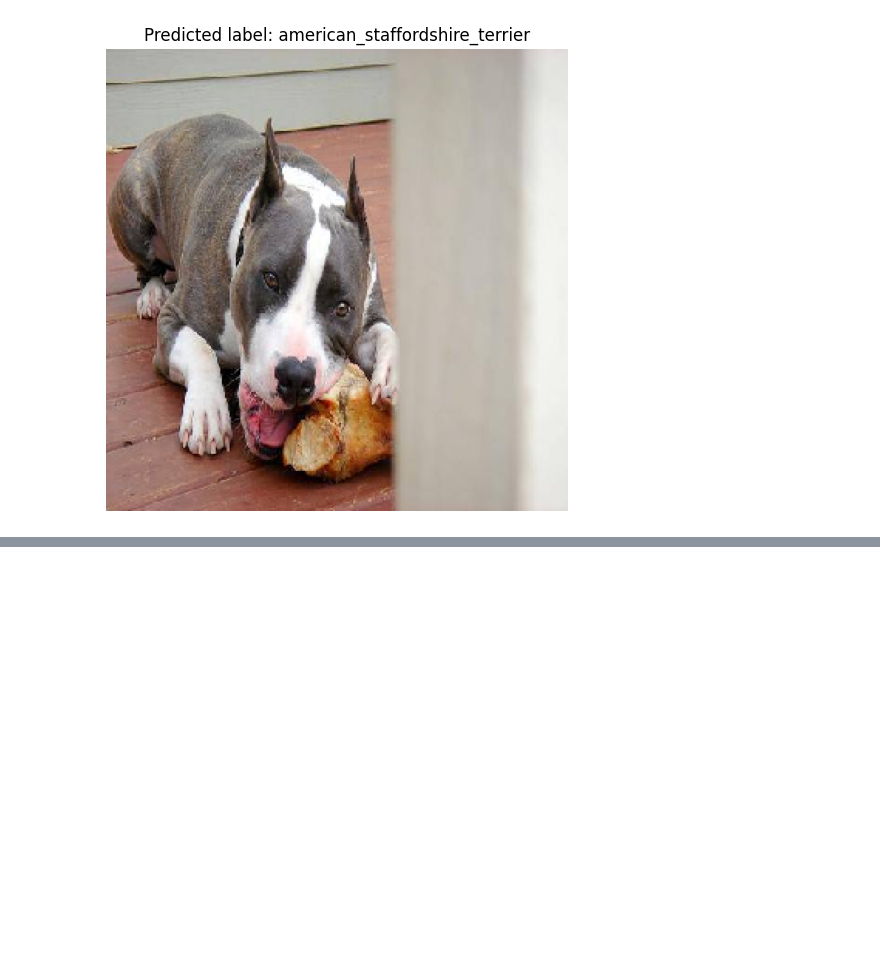
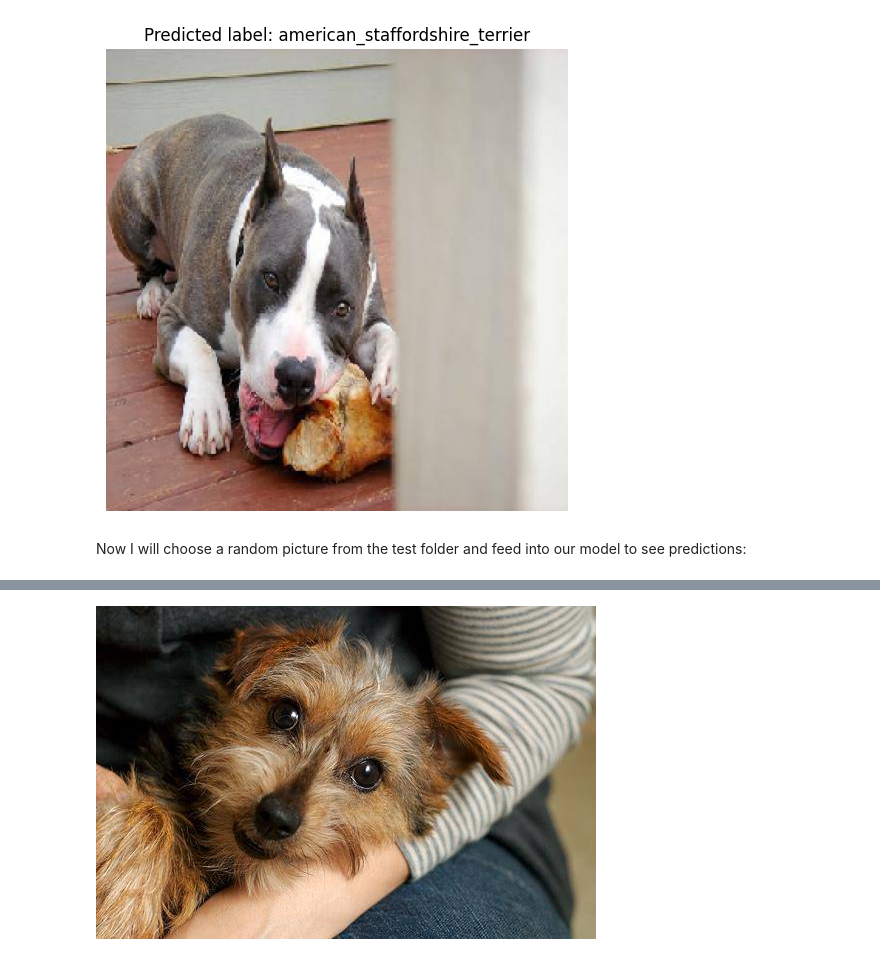
Before and after one commit to Jaaz7/TailTeller, a Jupyter notebook: jupyter_notebooks/05 - ModelTesting.ipynb, the cells around one changed output, grey strips where cells are left out. Drawn from its saved outputs; the diff is of its cells as text; code cells hidden in the pictures; blank space fills up the shorter version.

Commit message:
Add a plot

```diff
--- a/jupyter_notebooks/05 - ModelTesting.ipynb
+++ b/jupyter_notebooks/05 - ModelTesting.ipynb
@@ -242,3 +242,15 @@ plt.axis('off')  # Turn off axis numbers and ticks
 plt.show()
 # %% [output]
 [figure]
+# %% [markdown]
+Now I will choose a random picture from the test folder and feed into our model to see predictions:
+# %%
+random_dog = load_img('images/test/dab33799bceb2387a3daea652bfd8773.jpg', target_size=(299, 299, 3))
+
+random_dog = np.expand_dims(random_dog, axis=0)
+features = extract_features(random_dog)
+predict_dog = model.predict(features)
+print(f"Predicted label: {breeds[np.argmax(predict_dog[0])]}")
+print(f"Probability of prediction: {round(np.max(predict_dog[0])*100)}%")
+Image('images/test/dab33799bceb2387a3daea652bfd8773.jpg')
+# %% [output]
@@ -244,0 +270 @@ plt.show()
+[figure, added]
```
Also changed, not shown: parts of 2 cells of this notebook.
